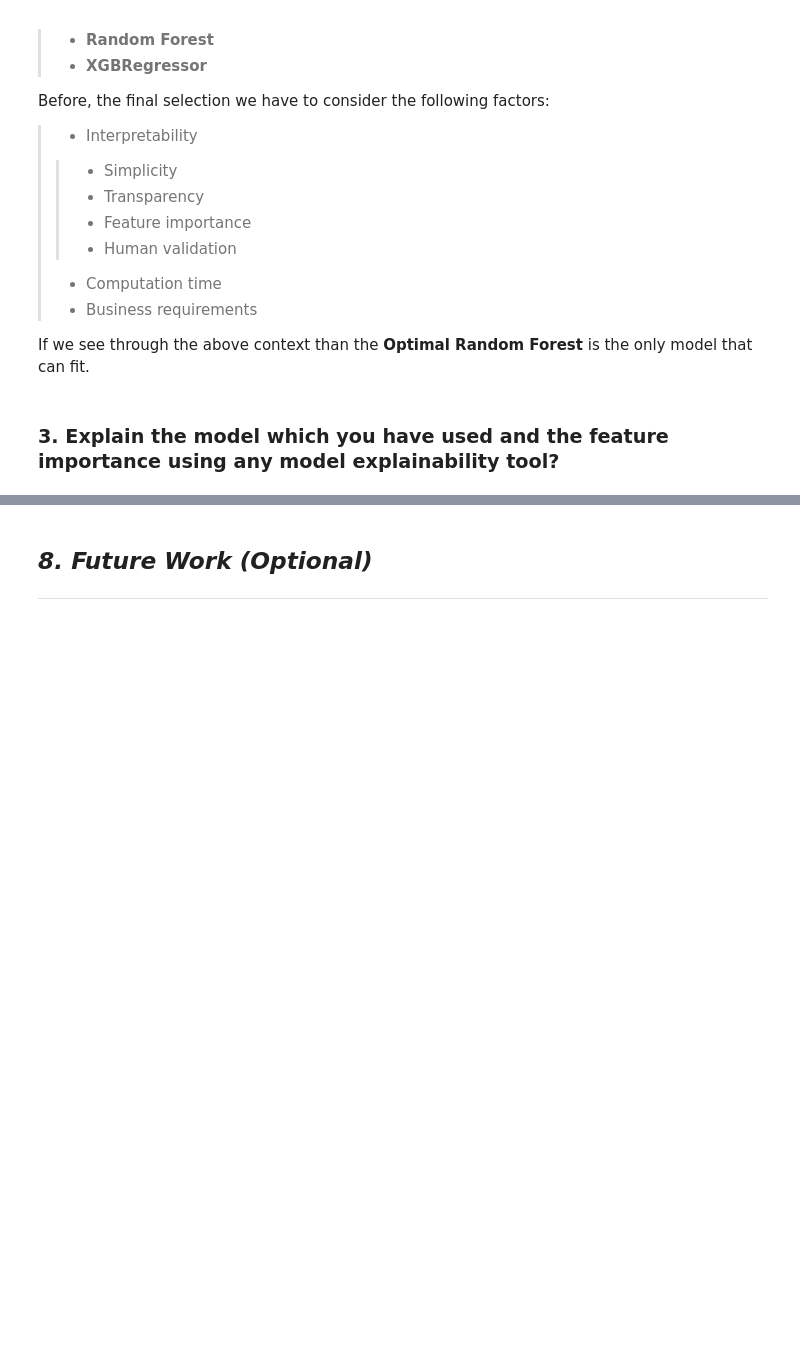
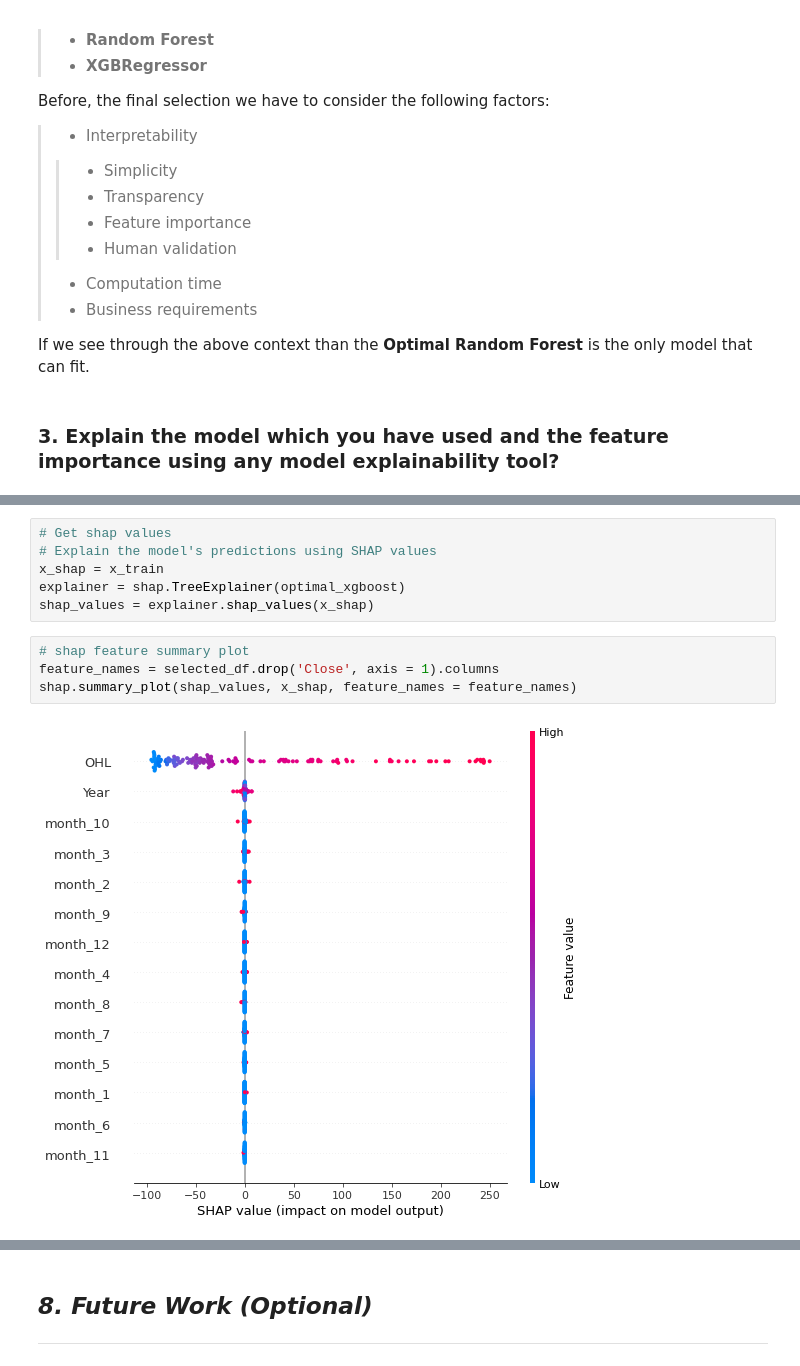
Before and after one commit to ashish-mali/Regression-Yes-Bank-Stock-Closing-Price-Prediction, a Jupyter notebook: Yes_Bank_Stock_Closing_Price_Prediction_Capstone_Project.ipynb, the cells around one changed output, grey strips where cells are left out. Saved outputs shown, nothing was run; the diff lists cells and outputs as text; blank space fills up the shorter version.

Commit message:
Model explain ability and future work

```diff
--- a/Yes_Bank_Stock_Closing_Price_Prediction_Capstone_Project.ipynb
+++ b/Yes_Bank_Stock_Closing_Price_Prediction_Capstone_Project.ipynb
@@ -3461,0 +3487,12 @@ Answer Here.
+# %%
+# Get shap values
+# Explain the model's predictions using SHAP values
+x_shap = x_train
+explainer = shap.TreeExplainer(optimal_xgboost)
+shap_values = explainer.shap_values(x_shap)
+# %%
+# shap feature summary plot
+feature_names = selected_df.drop('Close', axis = 1).columns
+shap.summary_plot(shap_values, x_shap, feature_names = feature_names)
+# %% [output]
+[figure, added]
```
Also changed, not shown: parts of 31 cells of this notebook.
